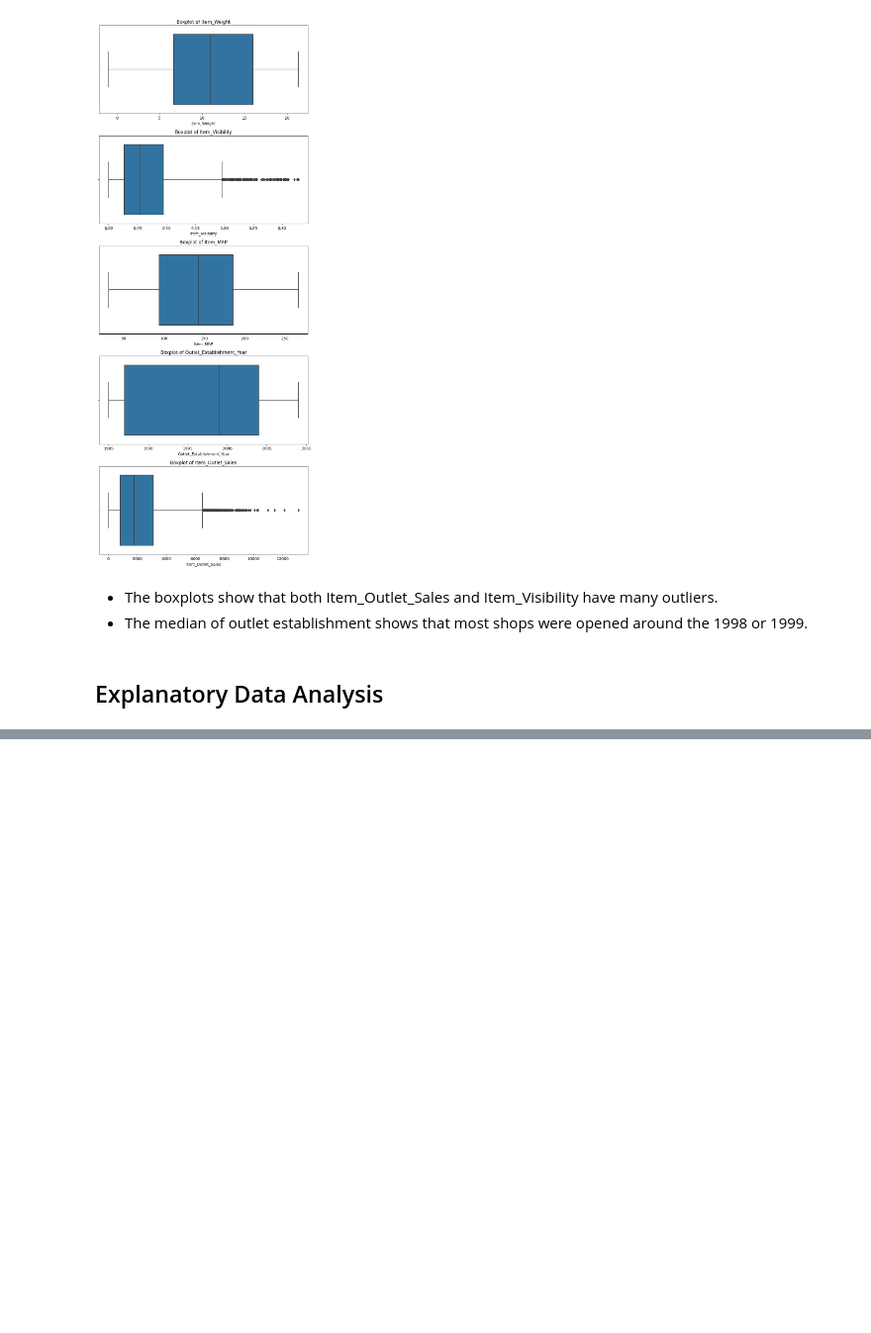
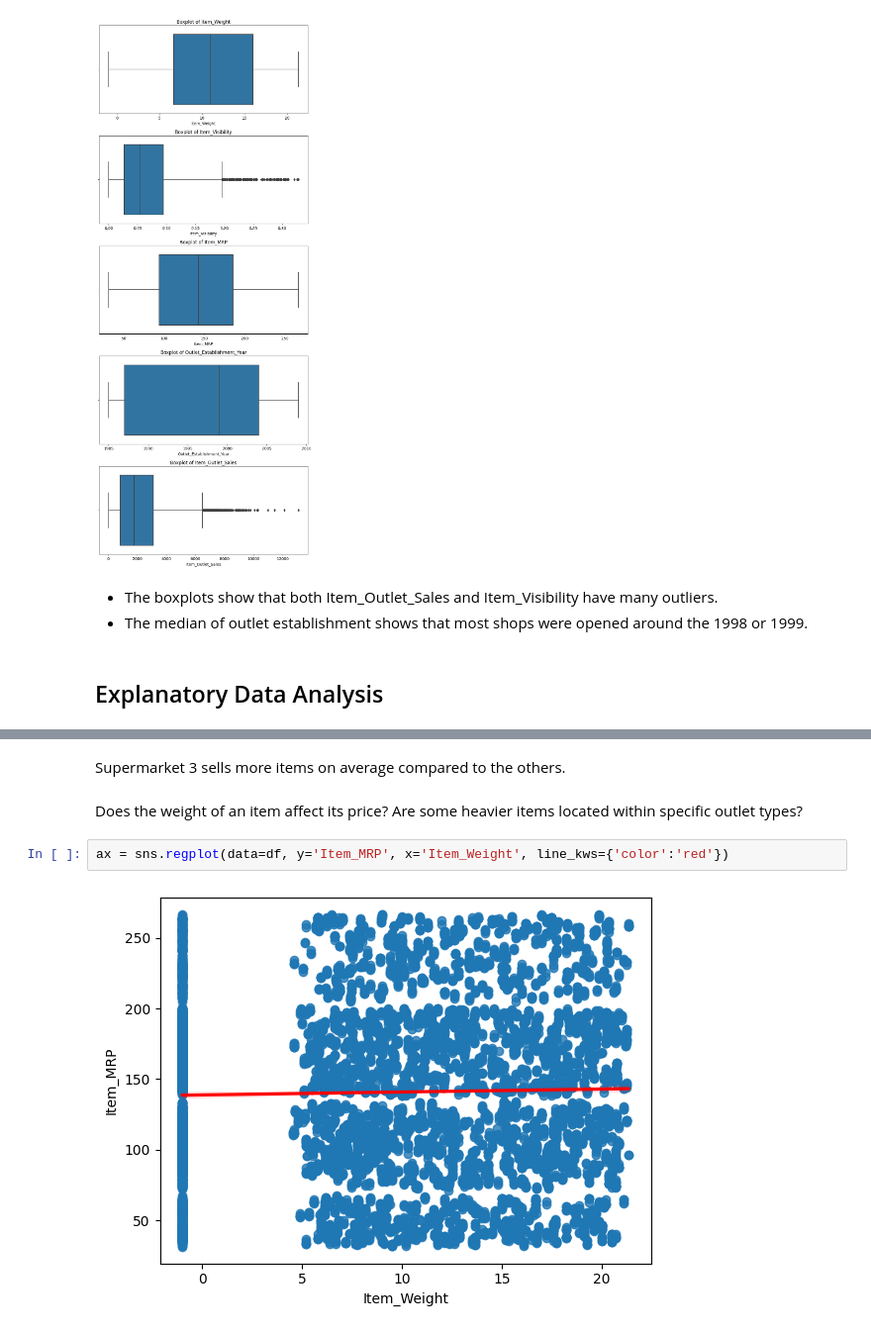
Before and after one commit to hokushrine/prediction-of-product-sales, a Jupyter notebook: Prediction_of_Product_Sales.ipynb, the cells around one changed output, grey strips where cells are left out. Shown: that part at 99% size. Cells and saved outputs as stored; diff of their text form; blank space fills up the shorter version.

```diff
--- a/Prediction_of_Product_Sales.ipynb
+++ b/Prediction_of_Product_Sales.ipynb
@@ -417,0 +500,9 @@ plt.show()
+# %% [markdown]
+Supermarket 3 sells more items on average compared to the others.
+# %% [markdown]
+Does the weight of an item affect its price?
+Are some heavier items located within specific outlet types?
+# %%
+ax = sns.regplot(data=df, y='Item_MRP', x='Item_Weight', line_kws={'color':'red'})
+# %% [output]
+[figure, added]
```
Also changed, not shown: parts of 30 cells of this notebook.
